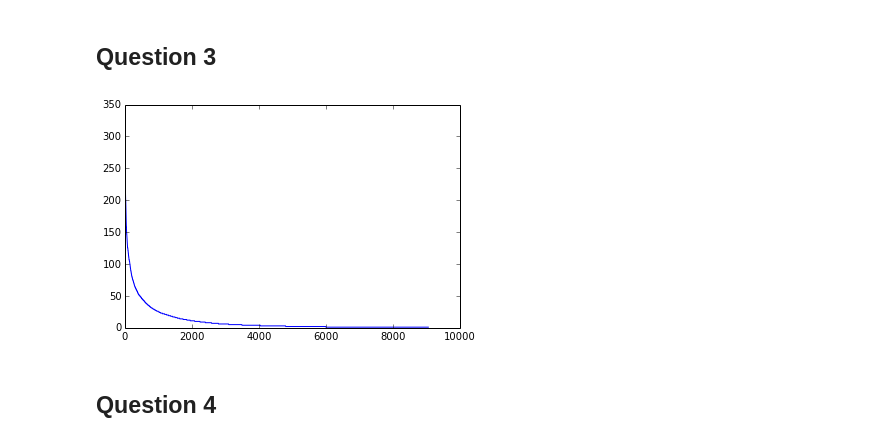
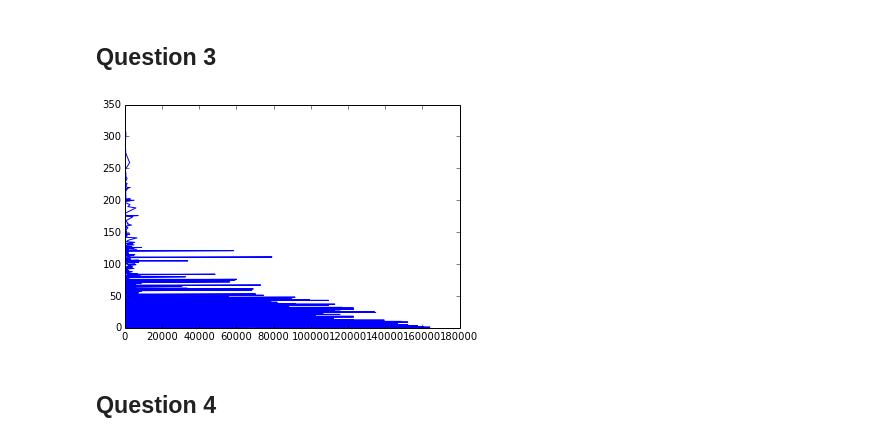
Before and after one commit to HonglanHuang/ee219, a Jupyter notebook: project3/codes/Project 3_Part_1.ipynb, the cells around one changed output. Drawn from its saved outputs; the diff is of its cells as text; code cells hidden in the pictures.

```diff
--- a/project3/codes/Project 3_Part_1.ipynb
+++ b/project3/codes/Project 3_Part_1.ipynb
@@ -74,12 +74,12 @@ Question 3
 # %%
 movie_list = [(i, len(movie_rating[i])) for i in movie_rating]
 movie_list = sorted(movie_list, cmp = lambda x, y: cmp(y[1], x[1]))
-# movie_x = [i[0] for i in movie_list]
+movie_x = [str(i[0]) for i in movie_list]
 movie_y = [i[1] for i in movie_list]
-plt.plot(movie_y)
+plt.plot(movie_x, movie_y)
 plt.show()
 # %% [output]
-[figure, old version]
+[figure, new version]
 # %% [markdown]
 Question 4
 ---
```
Also changed, not shown: 1 other file.
